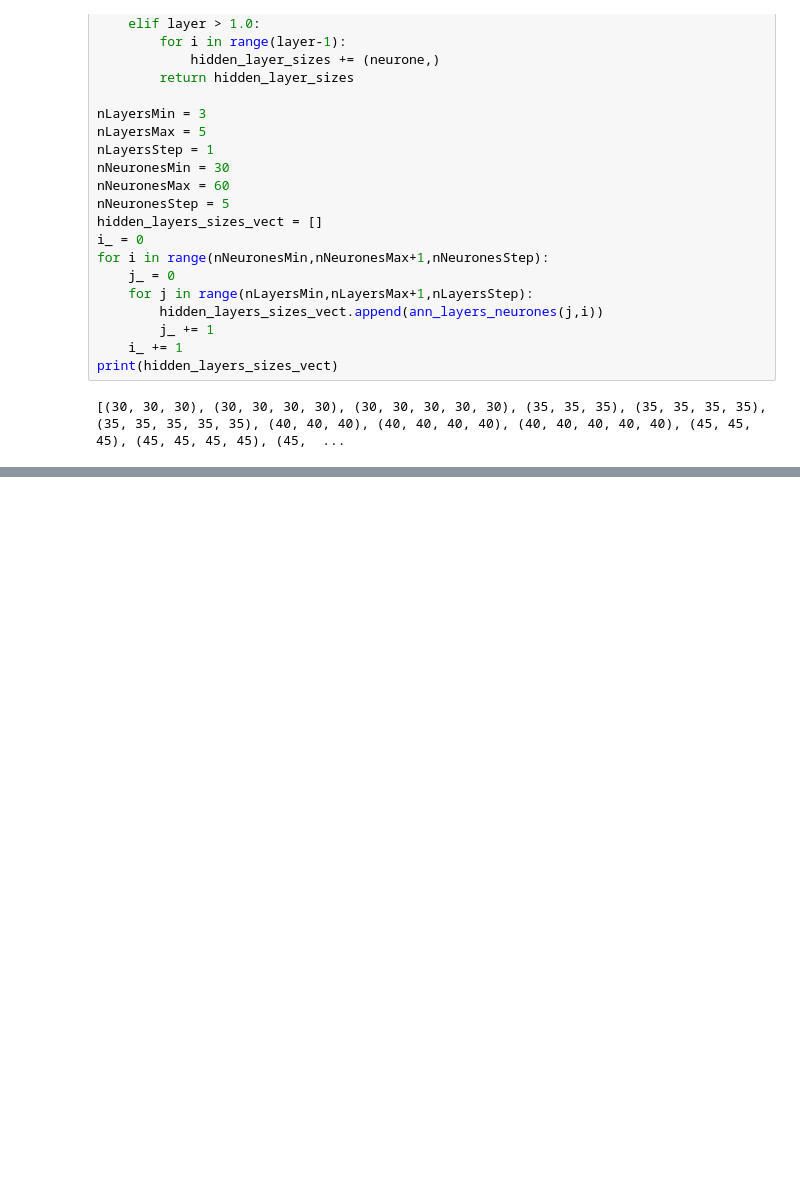
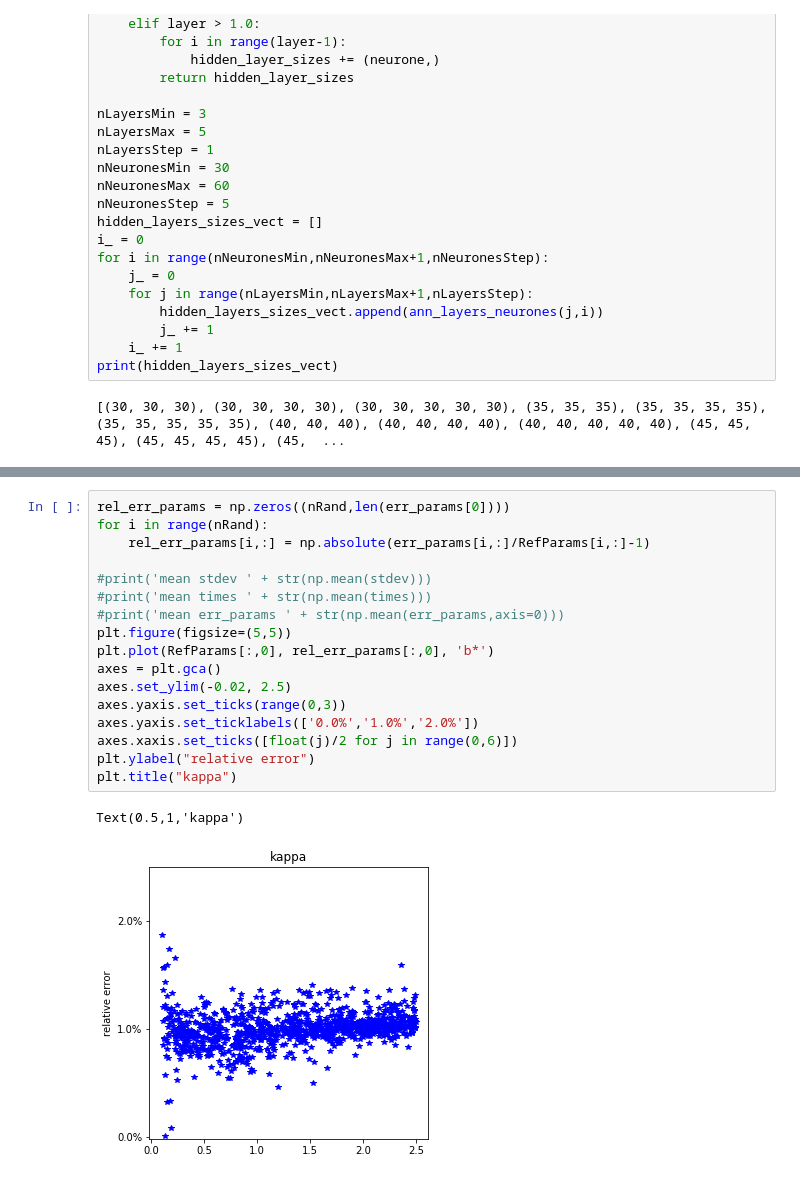
Before and after one commit to CalameR/PyKnight, a Jupyter notebook: DeepLearningVol/DeepLearningVolNotebook.ipynb, the cells around one changed output, grey strips where cells are left out. Cells and saved outputs as stored; diff of their text form; blank space fills up the shorter version.

```diff
--- a/DeepLearningVol/DeepLearningVolNotebook.ipynb
+++ b/DeepLearningVol/DeepLearningVolNotebook.ipynb
@@ -669,0 +661,20 @@ plt.show()
+# %%
+rel_err_params = np.zeros((nRand,len(err_params[0])))
+for i in range(nRand):
+    rel_err_params[i,:] = np.absolute(err_params[i,:]/RefParams[i,:]-1)
+
+#print('mean stdev ' + str(np.mean(stdev)))
+#print('mean times ' + str(np.mean(times)))
+#print('mean err_params ' + str(np.mean(err_params,axis=0)))
+plt.figure(figsize=(5,5))
+plt.plot(RefParams[:,0], rel_err_params[:,0], 'b*')
+axes = plt.gca()
+axes.set_ylim(-0.02, 2.5)
+axes.yaxis.set_ticks(range(0,3))
+axes.yaxis.set_ticklabels(['0.0%','1.0%','2.0%'])
+axes.xaxis.set_ticks([float(j)/2 for j in range(0,6)])
+plt.ylabel("relative error")
+plt.title("kappa")
+# %% [output]
+Text(0.5,1,'kappa')
+[figure, added]
```
Also changed, not shown: parts of 15 cells of this notebook, 12 other files.
